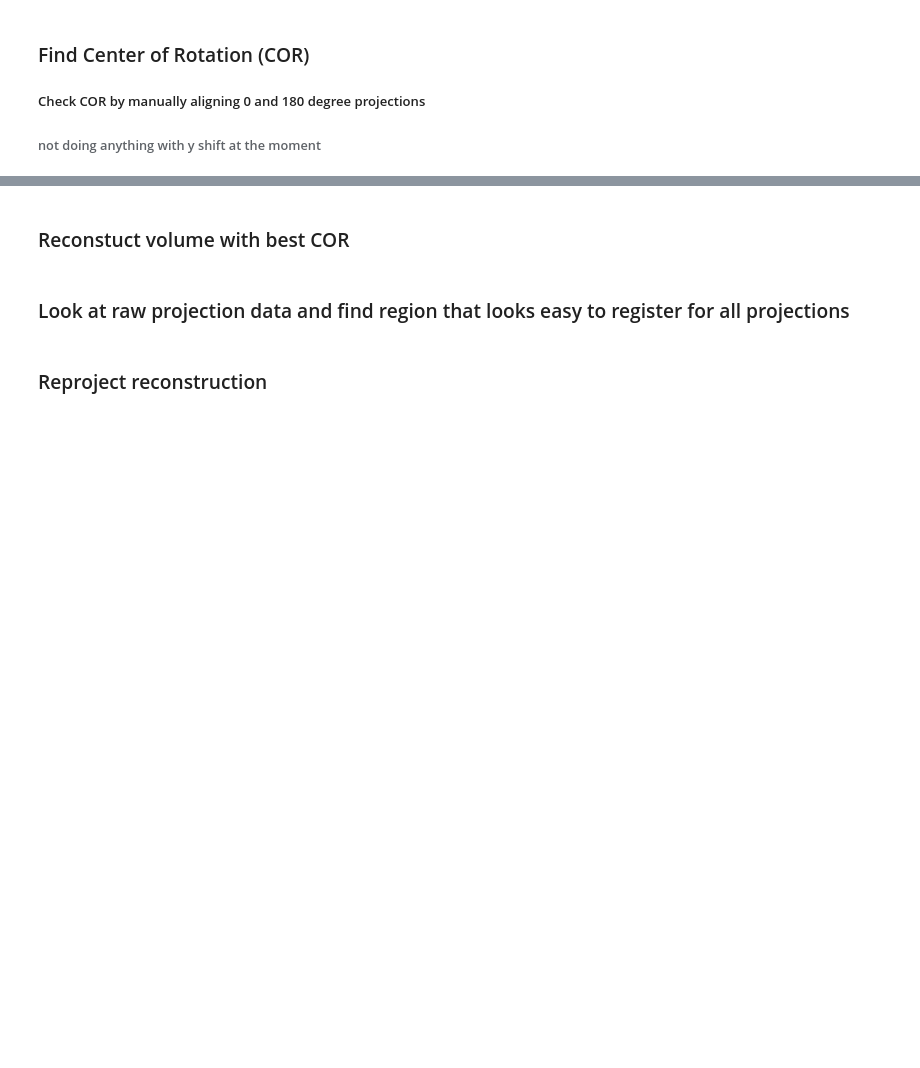
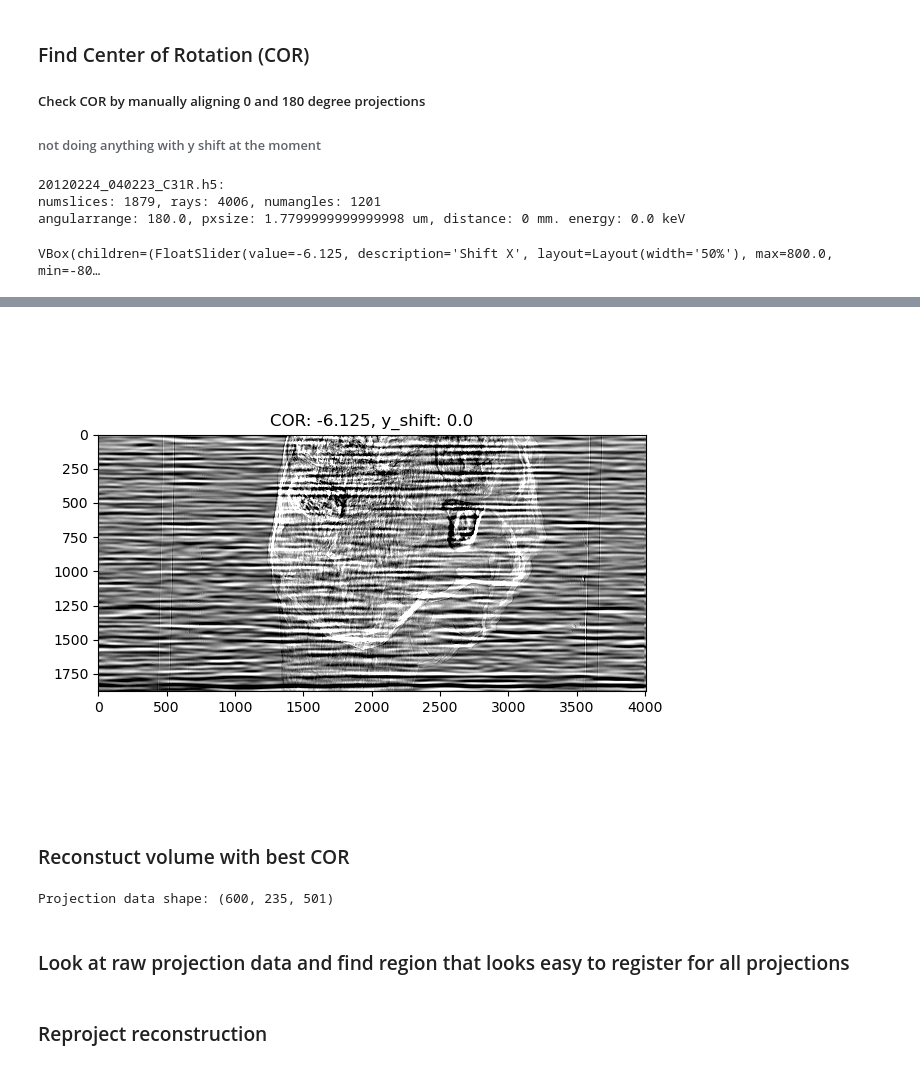
Before and after one commit to als-computing/microct, a Jupyter notebook: more_notebooks/ALS_alignment.ipynb, the cells around one changed output, grey strips where cells are left out. Saved outputs shown, nothing was run; the diff lists cells and outputs as text; code cells hidden in the pictures; blank space fills up the shorter version.

```diff
--- a/more_notebooks/ALS_alignment.ipynb
+++ b/more_notebooks/ALS_alignment.ipynb
@@ -229,9 +239,23 @@ display(ui)
 ##### Check COR by manually aligning 0 and 180 degree projections
 ###### not doing anything with y shift at the moment
 # %%
-tomo, _ = als.read_data(file_choice.result[0], proj=slice(0,None,metadata['numangles']-1), downsample_factor=None)
-cor_init = als.auto_find_cor(file_choice.result[0])
-first_proj, last_proj_flipped = tomo[0], np.fliplr(tomo[-1])
+if file_chooser.selected is None:
+    print("No datafile selected. Click Select to choose a datafile")
+    sys.exit()
+metadata = als.read_metadata(file_chooser.selected, print_flag = True)
+init_cor, cor_tomo = als.auto_find_cor(file_chooser.selected) # cross-correlation based COR estimate
+first_proj, last_proj_flipped = cor_tomo[0], np.fliplr(cor_tomo[1])
 
-axs, img, proj180_shift_sliders, proj180_shift_output = als.plot_0_and_180_proj_diff(first_proj,last_proj_flipped,init_cor=-2*cor_init,fignum=1)
-display(proj180_shift_sliders,proj180_shift_output)
+axs, img, cor_sliders, cor_out = als.plot_0_and_180_proj_diff(first_proj,
+                                                              last_proj_flipped,
+                                                              init_cor=init_cor,
+                                                              # yshift=True, # shows extra slider to shift proj up/down
+                                                              # continuous_update=False # can set continuous update=False to reduce lag (only updates on slider release)
+                                                              fignum=0)
+
+display(cor_sliders,cor_out)
+# %% [output]
+20120224_040223_C31R.h5:
+numslices: 1879, rays: 4006, numangles: 1201
+angularrange: 180.0, pxsize: 1.7799999999999998 um, distance: 0 mm. energy: 0.0 keV
+VBox(children=(FloatSlider(value=-6.125, description='Shift X', layout=Layout(width='50%'), max=800.0, min=-80…
@@ -238,3 +263,4 @@ display(proj180_shift_sliders,proj180_shift_output)
+[figure, added]
 # %% [markdown]
 ### Reconstuct volume with best COR
 # %%
@@ -246,7 +272,7 @@ angles_ind = slice(0,-1,2) # get every angle
 slices_ind = None
 downsample_factor = 8 # must downsample. 8 works, 4 is iffy
 fc = 1 # FBP LP filter cutoff: 0-to-1. None is no filtering
-COR = -proj180_shift_sliders.children[0].value/2 # from above
+COR = cor = cor_sliders.children[0].value # from above
 args = { # preprocessing parameters
     'minimum_transmission': 0.01, # threshold for pre-log, normalized sinogram. None turns off
     # for sarepy ring removal
@@ -275,6 +301,8 @@ display(slice_slider)
 display(clim_slider)
 print('')
 print('This took:')
+# %% [output]
+Projection data shape: (600, 235, 501)
 # %% [markdown]
 ### Look at raw projection data and find region that looks easy to register for all projections
 # %%
```
Also changed, not shown: parts of 4 cells of this notebook.
